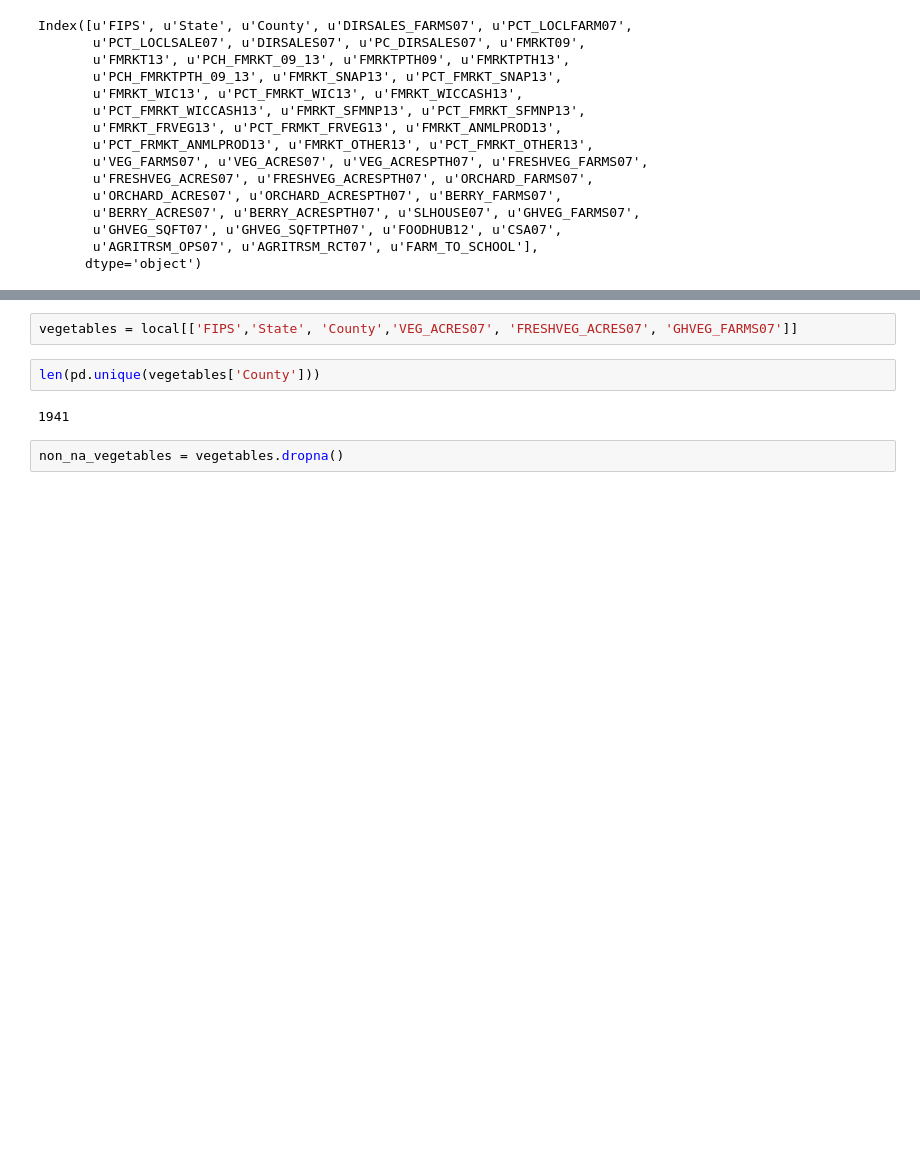
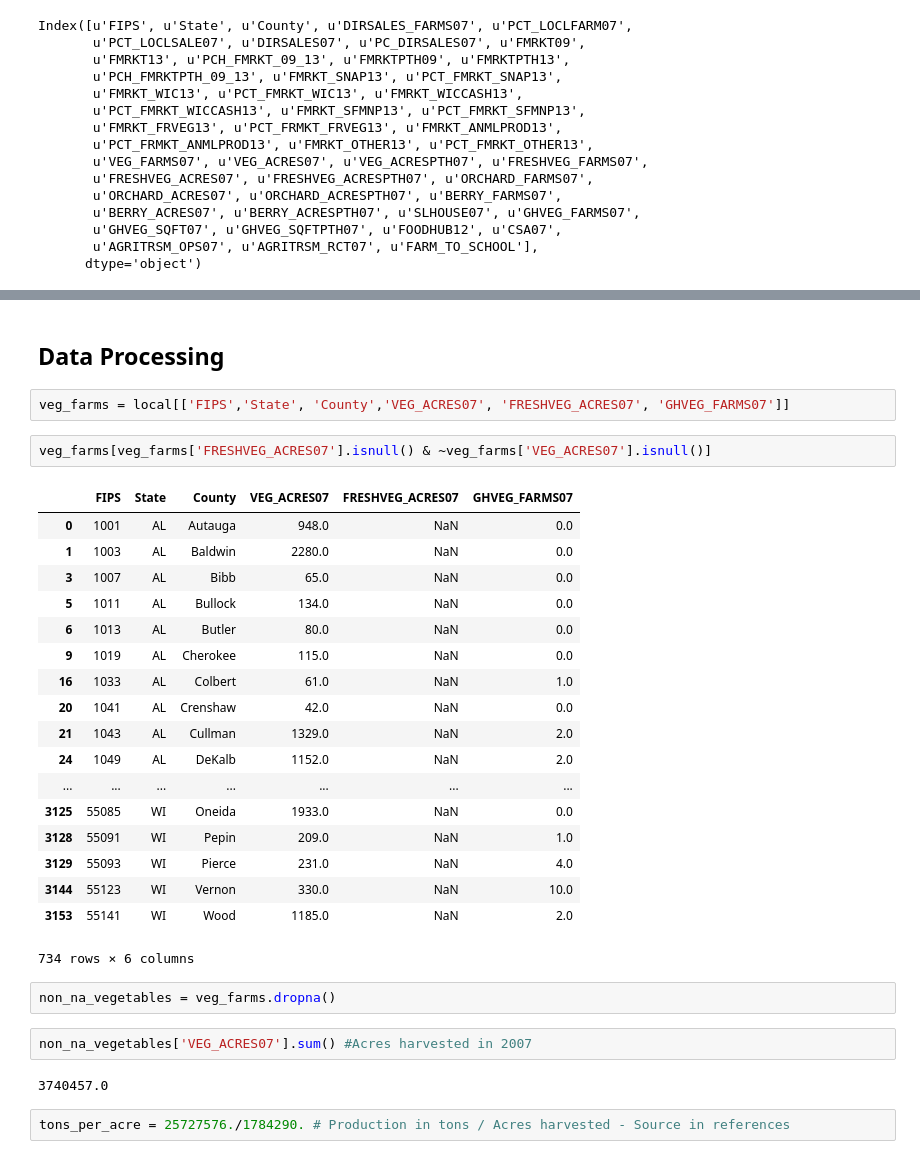
Before and after one commit to afcarl/LocalFood, a Jupyter notebook: data_processing.ipynb, the cells around one changed output, grey strips where cells are left out. Drawn from its saved outputs; the diff is of its cells as text; blank space fills up the shorter version.

```diff
--- a/data_processing.ipynb
+++ b/data_processing.ipynb
@@ -51,9 +74,34 @@ Index([u'FIPS', u'State', u'County', u'DIRSALES_FARMS07', u'PCT_LOCLFARM07',
+# %% [markdown]
+## Data Processing
 # %%
-vegetables = local[['FIPS','State', 'County','VEG_ACRES07', 'FRESHVEG_ACRES07', 'GHVEG_FARMS07']]
+veg_farms = local[['FIPS','State', 'County','VEG_ACRES07', 'FRESHVEG_ACRES07', 'GHVEG_FARMS07']]
-# %%
-len(pd.unique(vegetables['County']))
-# %% [output]
-1941
+# %%
+veg_farms[veg_farms['FRESHVEG_ACRES07'].isnull() & ~veg_farms['VEG_ACRES07'].isnull()]
+# %% [output]
+|  | FIPS | State | County | VEG_ACRES07 | FRESHVEG_ACRES07 | GHVEG_FARMS07 |
+| 0 | 1001 | AL | Autauga | 948.0 | NaN | 0.0 |
+| 1 | 1003 | AL | Baldwin | 2280.0 | NaN | 0.0 |
+| 3 | 1007 | AL | Bibb | 65.0 | NaN | 0.0 |
+| 5 | 1011 | AL | Bullock | 134.0 | NaN | 0.0 |
+| 6 | 1013 | AL | Butler | 80.0 | NaN | 0.0 |
+| 9 | 1019 | AL | Cherokee | 115.0 | NaN | 0.0 |
+| 16 | 1033 | AL | Colbert | 61.0 | NaN | 1.0 |
+| 20 | 1041 | AL | Crenshaw | 42.0 | NaN | 0.0 |
+| 21 | 1043 | AL | Cullman | 1329.0 | NaN | 2.0 |
+| 24 | 1049 | AL | DeKalb | 1152.0 | NaN | 2.0 |
+| ... | ... | ... | ... | ... | ... | ... |
+| 3125 | 55085 | WI | Oneida | 1933.0 | NaN | 0.0 |
+| 3128 | 55091 | WI | Pepin | 209.0 | NaN | 1.0 |
+| 3129 | 55093 | WI | Pierce | 231.0 | NaN | 4.0 |
+| 3144 | 55123 | WI | Vernon | 330.0 | NaN | 10.0 |
+| 3153 | 55141 | WI | Wood | 1185.0 | NaN | 2.0 |
+734 rows × 6 columns
 # %%
-non_na_vegetables = vegetables.dropna()
+non_na_vegetables = veg_farms.dropna()
+# %%
+non_na_vegetables['VEG_ACRES07'].sum() #Acres harvested in 2007
+# %% [output]
+3740457.0
+# %%
+tons_per_acre = 25727576./1784290. # Production in tons / Acres harvested - Source in references
 # %%
```
Also changed, not shown: parts of 18 cells of this notebook, 1 other file.
